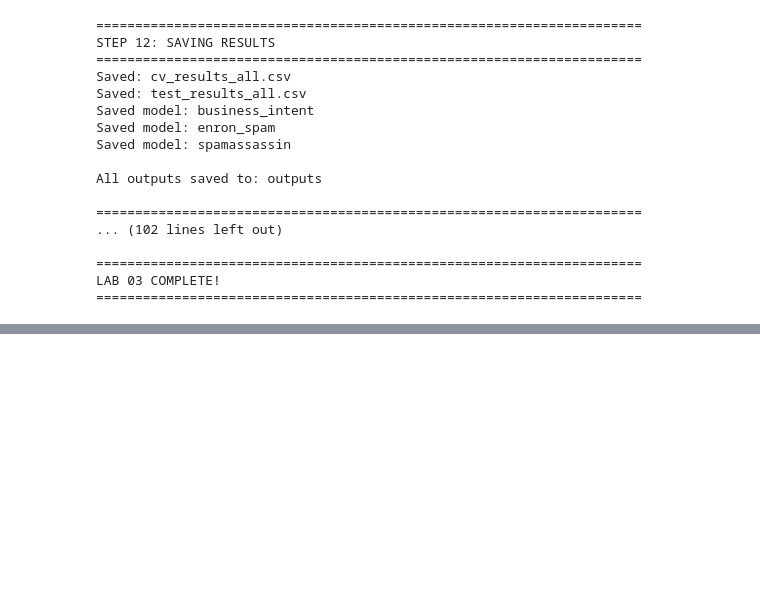
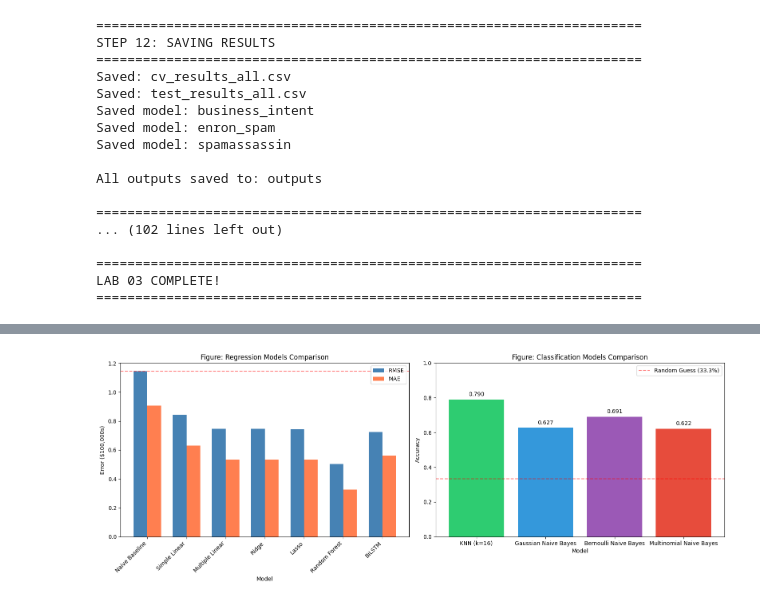
Before and after one commit to Madhumasa84/Adv_predictive, a Jupyter notebook: lab3/lab3da.ipynb, the cells around one changed output, grey strips where cells are left out. Saved outputs shown, nothing was run; the diff lists cells and outputs as text; code cells hidden in the pictures; blank space fills up the shorter version.

```diff
--- a/lab3/lab3da.ipynb
+++ b/lab3/lab3da.ipynb
@@ -644,0 +751,14 @@ LAB 03 COMPLETE!
+# %%
+# ============================================
+# Preprocessing Pipeline
+# ============================================
+
+numeric_features = X_train.columns.tolist()
+
+preprocess = ColumnTransformer([
+    ('num', Pipeline([
+        ('scaler', StandardScaler())
+    ]), numeric_features)
+])
+
+print("Preprocessing pipeline created!")
@@ -644,0 +1203,45 @@ LAB 03 COMPLETE!
+# %%
+# ============================================
+# Visualization - Model Comparison
+# ============================================
+
+fig, axes = plt.subplots(1, 2, figsize=(16, 6))
+
+# Regression Models
+models_reg = regression_results['Model'].tolist()
+rmse_values = regression_results['RMSE'].tolist()
+mae_values = regression_results['MAE'].tolist()
+
+x = np.arange(len(models_reg))
+width = 0.35
+
+axes[0].bar(x - width/2, rmse_values, width, label='RMSE', color='steelblue')
+axes[0].bar(x + width/2, mae_values, width, label='MAE', color='coral')
+axes[0].set_xlabel('Model')
+axes[0].set_ylabel('Error ($100,000s)')
+axes[0].set_title('Figure: Regression Models Comparison')
+axes[0].set_xticks(x)
+axes[0].set_xticklabels(models_reg, rotation=45, ha='right')
+axes[0].legend()
+axes[0].axhline(y=naive_rmse, color='red', linestyle='--', alpha=0.5, label=f'Baseline RMSE: {naive_rmse:.3f}')
+
+# Classification Models
+models_clf = classification_results['Model'].tolist()
+acc_values = classification_results['Accuracy'].tolist()
+
+colors = ['#2ecc71', '#3498db', '#9b59b6', '#e74c3c']
+axes[1].bar(models_clf, acc_values, color=colors)
+axes[1].set_xlabel('Model')
+axes[1].set_ylabel('Accuracy')
+axes[1].set_title('Figure: Classification Models Comparison')
+axes[1].set_ylim([0, 1])
+axes[1].axhline(y=1/3, color='red', linestyle='--', alpha=0.5, label='Random Guess (33.3%)')
+axes[1].legend()
+
+for i, v in enumerate(acc_values):
+    axes[1].text(i, v + 0.02, f'{v:.3f}', ha='center')
+
+plt.tight_layout()
+plt.show()
+# %% [output]
+[figure, added]
```
Also changed, not shown: parts of 9 cells of this notebook, 22 other files.
